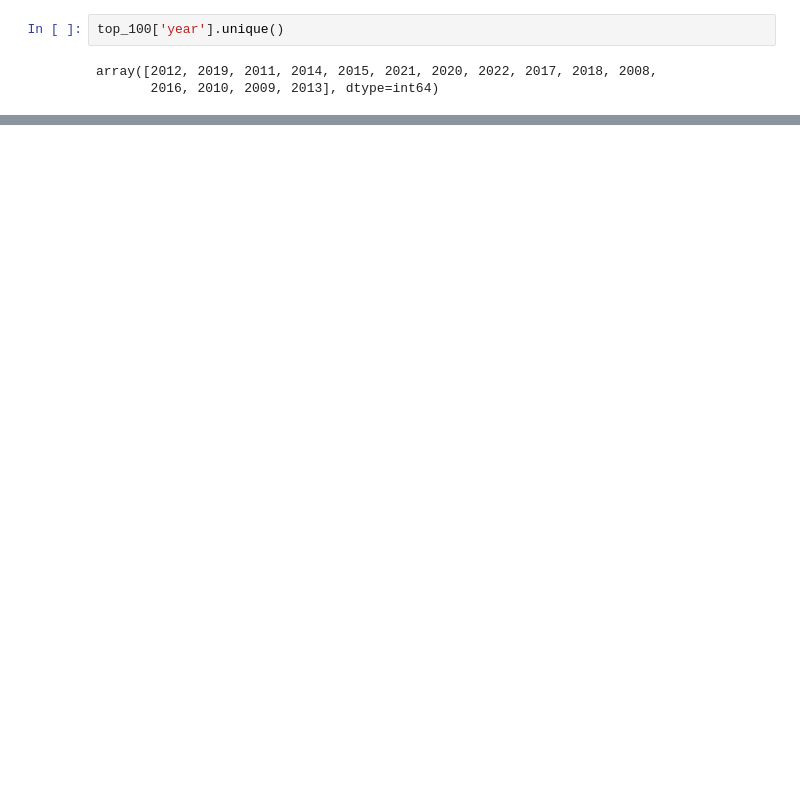
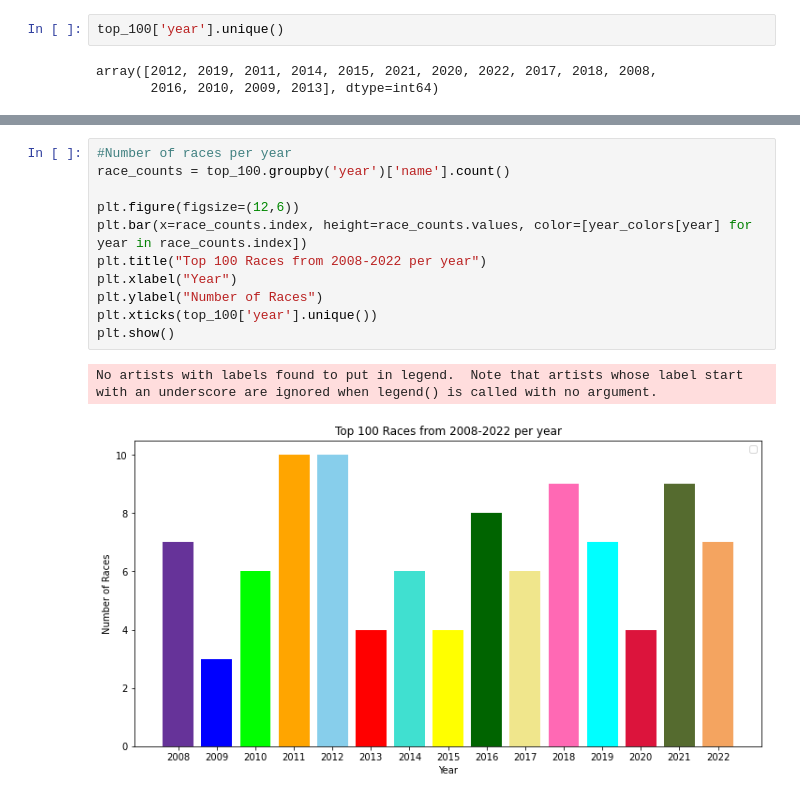
Before and after one commit to jasonhsu8/Formula-1-Project, a Jupyter notebook: start.ipynb, the cells around one changed output, grey strips where cells are left out. Saved outputs shown, nothing was run; the diff lists cells and outputs as text; blank space fills up the shorter version.

```diff
--- a/start.ipynb
+++ b/start.ipynb
@@ -56,0 +96,14 @@ No artists with labels found to put in legend.  Note that artists whose label st
+# %%
+#Number of races per year
+race_counts = top_100.groupby('year')['name'].count()
+
+plt.figure(figsize=(12,6))
+plt.bar(x=race_counts.index, height=race_counts.values, color=[year_colors[year] for year in race_counts.index])
+plt.title("Top 100 Races from 2008-2022 per year")
+plt.xlabel("Year")
+plt.ylabel("Number of Races")
+plt.xticks(top_100['year'].unique())
+plt.show()
+# %% [output]
+No artists with labels found to put in legend.  Note that artists whose label start with an underscore are ignored when legend() is called with no argument.
+[figure, added]
```
Also changed, not shown: parts of 6 cells of this notebook.
